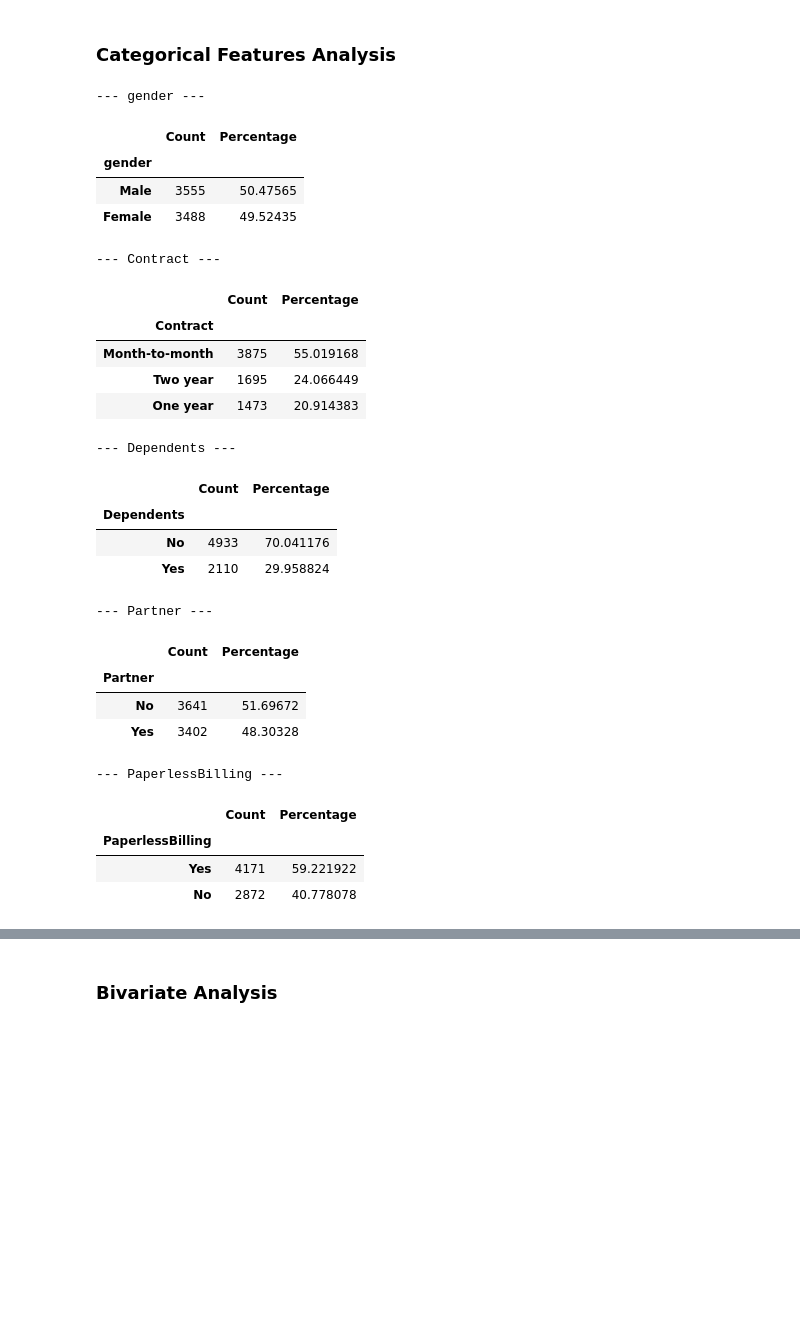
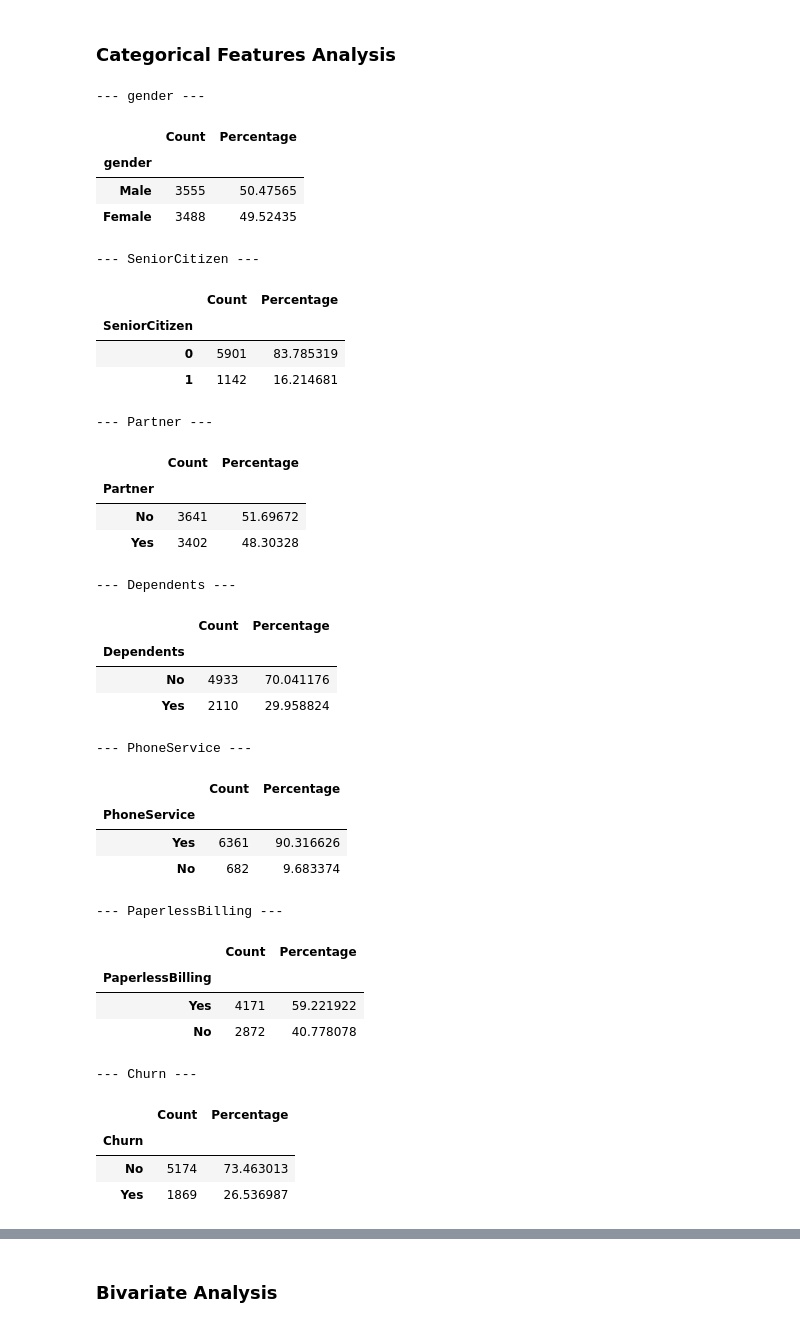
Before and after one commit to 2BerbyMarty2/Machine_Learning_CW, a Jupyter notebook: EDA_TelcoCustomerChurn.ipynb, the cells around one changed output, grey strips where cells are left out. Saved outputs shown, nothing was run; the diff lists cells and outputs as text; code cells hidden in the pictures; blank space fills up the shorter version.

```diff
--- a/EDA_TelcoCustomerChurn.ipynb
+++ b/EDA_TelcoCustomerChurn.ipynb
@@ -146,37 +146,48 @@ Dataset shape after removing duplicates: (7043, 21)
 ### Categorical Features Analysis
 # %%
 # List of categorical features to analyze
-categorical_features = ['gender', 'Contract', 'Dependents', 'Partner', 'PaperlessBilling']
-
-for col in categorical_features:
+categorical_features_binary = ['gender', 'SeniorCitizen', 'Partner', 'Dependents', 'PhoneService', 'PaperlessBilling', 'Churn']
+categorical_features_multi = ['MultipleLines', 'InternetService', 'OnlineSecurity', 'OnlineBackup',
+                              'DeviceProtection', 'TechSupport', 'StreamingTV', 'StreamingMovies',
+                              'Contract', 'PaymentMethod']
+for col in categorical_features_binary:
     print(f"--- {col} ---")
     counts = df[col].value_counts()
     percent = df[col].value_counts(normalize=True) * 100
     display(pd.concat([counts, percent], axis=1, keys=['Count', 'Percentage']))
 # %% [output]
 --- gender ---
 |  | Count | Percentage |
 | gender |  |  |
 | Male | 3555 | 50.47565 |
 | Female | 3488 | 49.52435 |
---- Contract ---
+--- SeniorCitizen ---
 |  | Count | Percentage |
-| Contract |  |  |
-| Month-to-month | 3875 | 55.019168 |
-| Two year | 1695 | 24.066449 |
-| One year | 1473 | 20.914383 |
+| SeniorCitizen |  |  |
+| 0 | 5901 | 83.785319 |
+| 1 | 1142 | 16.214681 |
---- Dependents ---
+--- Partner ---
 |  | Count | Percentage |
-| Dependents |  |  |
-| No | 4933 | 70.041176 |
-| Yes | 2110 | 29.958824 |
+| Partner |  |  |
+| No | 3641 | 51.69672 |
+| Yes | 3402 | 48.30328 |
---- Partner ---
+--- Dependents ---
 |  | Count | Percentage |
-| Partner |  |  |
-| No | 3641 | 51.69672 |
-| Yes | 3402 | 48.30328 |
+| Dependents |  |  |
+| No | 4933 | 70.041176 |
+| Yes | 2110 | 29.958824 |
---- PaperlessBilling ---
+--- PhoneService ---
 |  | Count | Percentage |
-| PaperlessBilling |  |  |
-| Yes | 4171 | 59.221922 |
-| No | 2872 | 40.778078 |
+| PhoneService |  |  |
+| Yes | 6361 | 90.316626 |
+| No | 682 | 9.683374 |
+--- PaperlessBilling ---
+|  | Count | Percentage |
+| PaperlessBilling |  |  |
+| Yes | 4171 | 59.221922 |
+| No | 2872 | 40.778078 |
+--- Churn ---
+|  | Count | Percentage |
+| Churn |  |  |
+| No | 5174 | 73.463013 |
+| Yes | 1869 | 26.536987 |
```
Also changed, not shown: parts of 17 cells of this notebook.
